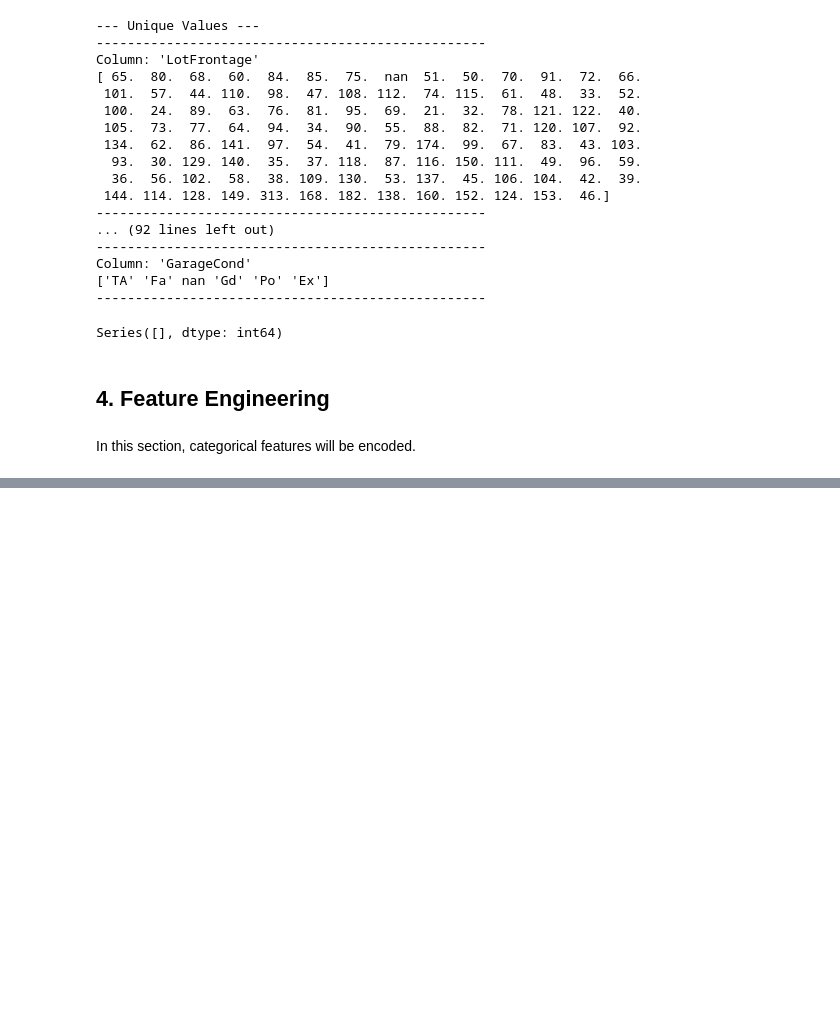
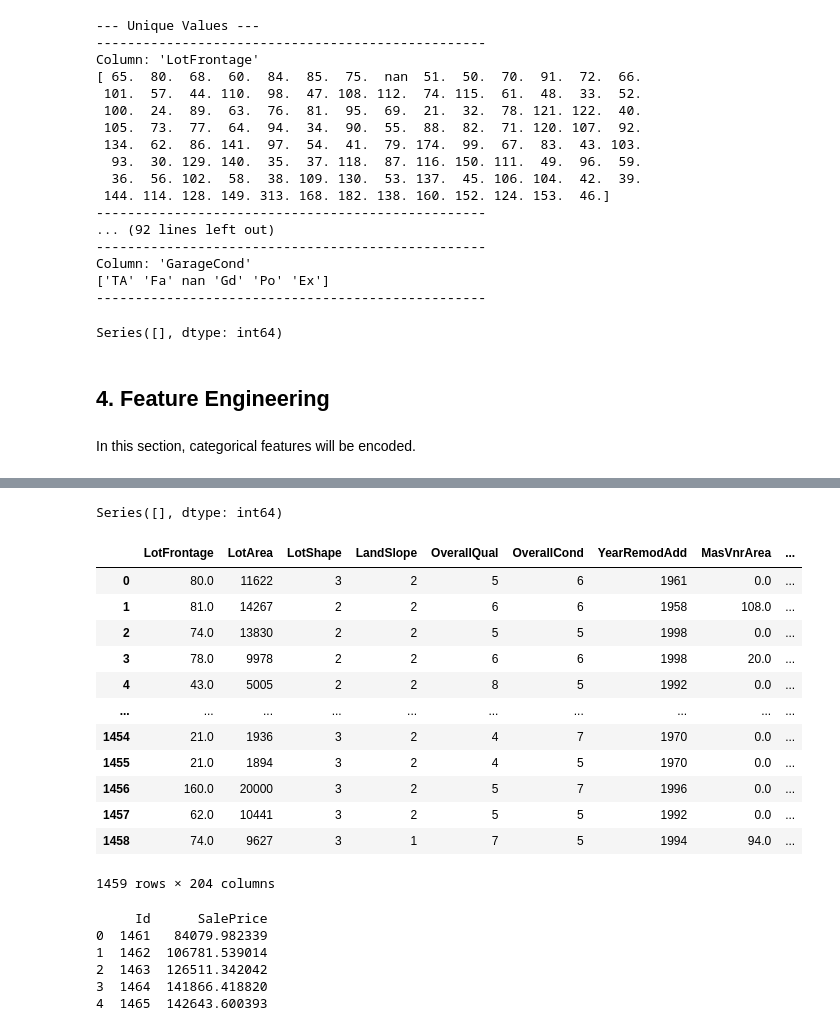
Before and after one commit to Arda100/HousePriceRegression, a Jupyter notebook: notebook/HousePriceRegression.ipynb, the cells around one changed output, grey strips where cells are left out. Saved outputs shown, nothing was run; the diff lists cells and outputs as text; code cells hidden in the pictures; blank space fills up the shorter version.

```diff
--- a/notebook/HousePriceRegression.ipynb
+++ b/notebook/HousePriceRegression.ipynb
@@ -222,0 +296,3 @@ data['SalePrice'] = np.log1p(data['SalePrice'])
+# %%
+test_ids = test_data['Id']
+test_data.drop("Id", axis=1, inplace=True)
@@ -222,0 +321,6 @@ data['SalePrice'] = np.log1p(data['SalePrice'])
+# %%
+for col in ['GarageType', 'GarageFinish', 'GarageQual', 'GarageCond', 'FireplaceQu', 'BsmtQual', 'BsmtCond', 'BsmtExposure', 'BsmtFinType1', 'BsmtFinType2']:
+    test_data[col] = test_data[col].fillna('None')
+# %%
+for col in ['GarageYrBlt', 'GarageArea', 'GarageCars', 'MasVnrArea', 'BsmtFinSF1', 'BsmtFinSF2', 'BsmtUnfSF', 'TotalBsmtSF', 'BsmtFullBath', 'BsmtHalfBath']: # <--- YENİ: Diğer sayısal bodrum sütunları eklendi
+    test_data[col] = test_data[col].fillna(0)
@@ -222,0 +364,50 @@ data['SalePrice'] = np.log1p(data['SalePrice'])
+# %%
+quality_map = {'None': 0, 'Po': 1, 'Fa': 2, 'TA': 3, 'Gd': 4, 'Ex': 5}
+
+ordinal_cols = [
+    'ExterQual', 'ExterCond', 'BsmtQual', 'BsmtCond', 'HeatingQC',
+    'KitchenQual', 'FireplaceQu', 'GarageQual', 'GarageCond'
+]
+
+for col in ordinal_cols:
+    test_data[col] = test_data[col].map(quality_map).astype(int)
+
+test_data['BsmtExposure'] = test_data['BsmtExposure'].map({'None': 0, 'No': 1, 'Mn': 2, 'Av': 3, 'Gd': 4}).astype(int)
+test_data['BsmtFinType1'] = test_data['BsmtFinType1'].map({'None': 0, 'Unf': 1, 'LwQ': 2, 'Rec': 3, 'BLQ': 4, 'ALQ': 5, 'GLQ': 6}).astype(int)
+test_data['BsmtFinType2'] = test_data['BsmtFinType2'].map({'None': 0, 'Unf': 1, 'LwQ': 2, 'Rec': 3, 'BLQ': 4, 'ALQ': 5, 'GLQ': 6}).astype(int)
+test_data['GarageFinish'] = test_data['GarageFinish'].map({'None': 0, 'Unf': 1, 'RFn': 2, 'Fin': 3}).astype(int)
+test_data['LotShape'] = test_data['LotShape'].map({'IR3': 0, 'IR2': 1, 'IR1': 2, 'Reg': 3}).astype(int)
+test_data['LandSlope'] = test_data['LandSlope'].map({'Sev': 0, 'Mod': 1, 'Gtl': 2}).astype(int)
+test_data['PavedDrive'] = test_data['PavedDrive'].map({'N': 0, 'P': 1, 'Y': 2}).astype(int)
+
+test_data['MSSubClass'] = test_data['MSSubClass'].astype(str)
+
+test_data['TotalSF'] = test_data['TotalBsmtSF'] + test_data['1stFlrSF'] + test_data['2ndFlrSF']
+
+test_data['HouseAge'] = test_data['YrSold'] - test_data['YearBuilt']
+
+test_data.drop(['YearBuilt', 'YrSold'], axis=1, inplace=True)
+
+test_data = pd.get_dummies(test_data, drop_first=True)
+# %%
+null_counts = test_data.isnull().sum()
+columns_with_nulls = null_counts[null_counts != 0]
+print(columns_with_nulls)
+# %% [output]
+Series([], dtype: int64)
+# %%
+test_data
+# %% [output]
+|  | LotFrontage | LotArea | LotShape | LandSlope | OverallQual | OverallCond | YearRemodAdd | MasVnrArea | ... |
+| 0 | 80.0 | 11622 | 3 | 2 | 5 | 6 | 1961 | 0.0 | ... |
+| 1 | 81.0 | 14267 | 2 | 2 | 6 | 6 | 1958 | 108.0 | ... |
+| 2 | 74.0 | 13830 | 2 | 2 | 5 | 5 | 1998 | 0.0 | ... |
+| 3 | 78.0 | 9978 | 2 | 2 | 6 | 6 | 1998 | 20.0 | ... |
+| 4 | 43.0 | 5005 | 2 | 2 | 8 | 5 | 1992 | 0.0 | ... |
+| ... | ... | ... | ... | ... | ... | ... | ... | ... | ... |
+| 1454 | 21.0 | 1936 | 3 | 2 | 4 | 7 | 1970 | 0.0 | ... |
+| 1455 | 21.0 | 1894 | 3 | 2 | 4 | 5 | 1970 | 0.0 | ... |
+| 1456 | 160.0 | 20000 | 3 | 2 | 5 | 7 | 1996 | 0.0 | ... |
+| 1457 | 62.0 | 10441 | 3 | 2 | 5 | 5 | 1992 | 0.0 | ... |
+| 1458 | 74.0 | 9627 | 3 | 1 | 7 | 5 | 1994 | 94.0 | ... |
+1459 rows × 204 columns
@@ -222,0 +422,13 @@ data['SalePrice'] = np.log1p(data['SalePrice'])
+# %%
+submission = pd.DataFrame({'Id': test_ids, 'SalePrice': real_prediction})
+
+print(submission.head())
+
+submission.to_csv('submission.csv', index=False)
+# %% [output]
+     Id      SalePrice
+0  1461   84079.982339
+1  1462  106781.539014
+2  1463  126511.342042
+3  1464  141866.418820
+4  1465  142643.600393
```
Also changed, not shown: parts of 15 cells of this notebook, 2 other files.
